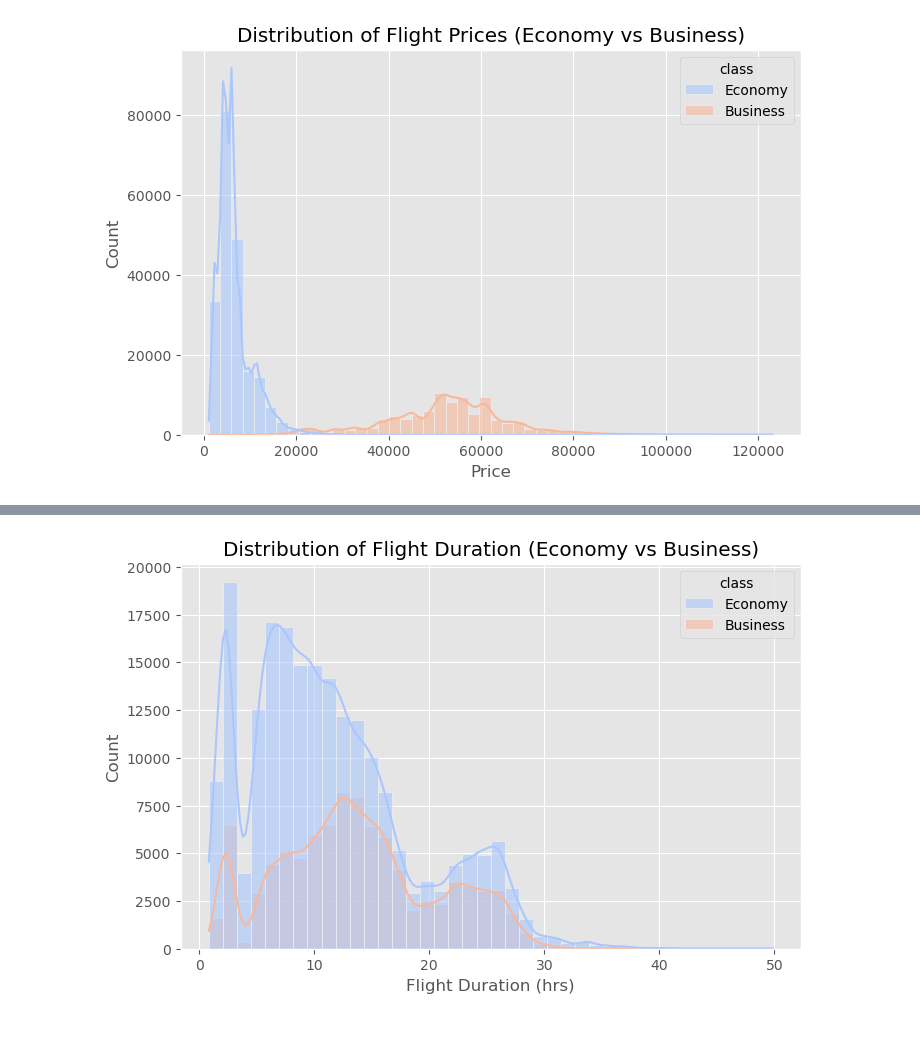
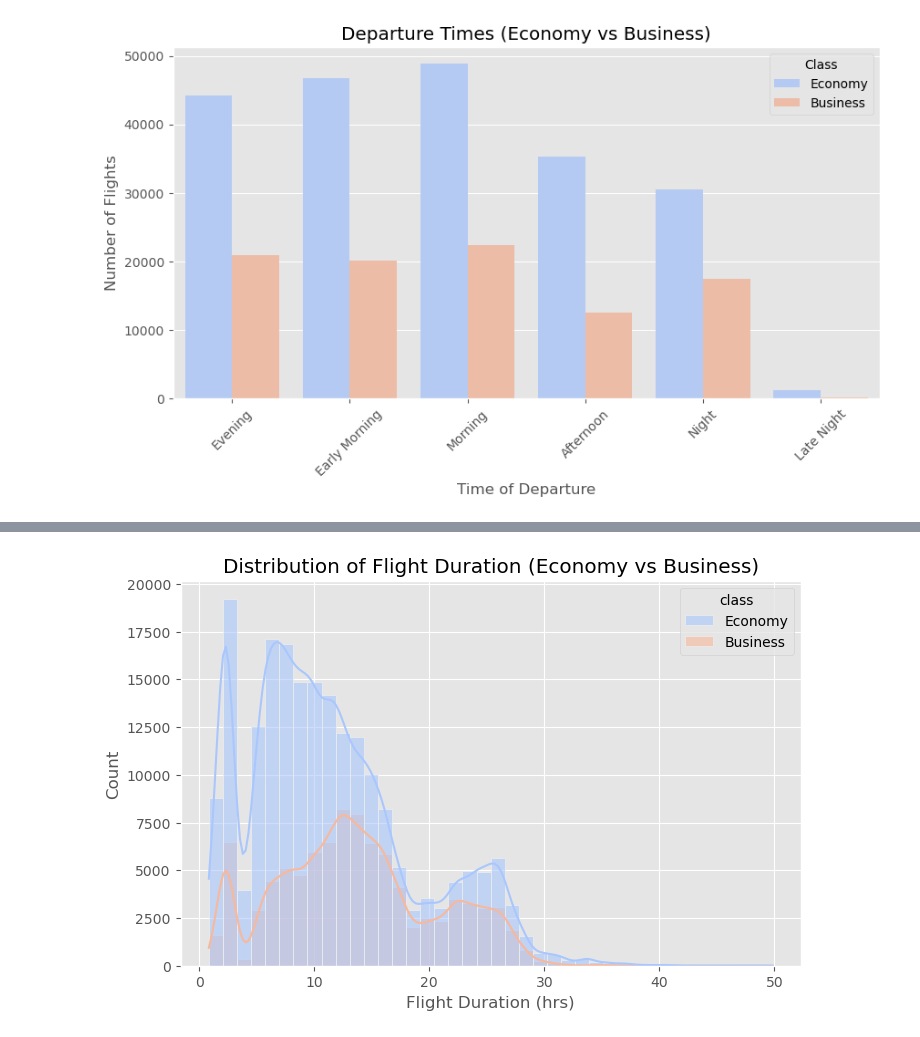
Before and after one commit to vatsal-afk/automobile-eda, a Jupyter notebook: notebooks/univariate_analysis.ipynb, the cells around one changed output, grey strips where cells are left out. Drawn from its saved outputs; the diff is of its cells as text; code cells hidden in the pictures.

```diff
--- a/notebooks/univariate_analysis.ipynb
+++ b/notebooks/univariate_analysis.ipynb
@@ -30,0 +11,22 @@ df
+# %%
+df = pd.read_csv("../data/flight_data.csv")
+
+df = df.drop(columns=['Unnamed: 0'])
+df['departure_time'] = df['departure_time'].replace({
+    "Early_Morning": "Early Morning",
+    "Late_Night": "Late Night"
+})
+df['arrival_time'] = df['departure_time'].replace({
+    "Early_Morning": "Early Morning",
+    "Late_Night": "Late Night"
+})
+df['airline'] = df['airline'].replace({
+    "GO_FIRST": "GO FIRST",
+})
+df['stops'] = df['stops'].replace({
+    "zero": "0",
+    "one": "1",
+    "two_or_more": ">2",
+})
+
+df
@@ -31,9 +110,13 @@ df
 # %%
-plt.figure(figsize=(8,5))
-sns.histplot(df, x="price", hue="class", kde=True, bins=50, palette="coolwarm", alpha=0.6)
-plt.xlabel("Price")
-plt.ylabel("Count")
-plt.title("Distribution of Flight Prices (Economy vs Business)")
+plt.figure(figsize=(10, 5))
+sns.countplot(data=df, x="departure_time", hue="class", palette="coolwarm")
+
+plt.xlabel("Time of Departure")
+plt.ylabel("Number of Flights")
+plt.title("Departure Times (Economy vs Business)")
+
+plt.xticks(rotation=45)
+plt.legend(title="Class")
 plt.show()
 # %% [output]
-[figure, old version]
+[figure, new version]
```
Also changed, not shown: parts of 8 cells of this notebook.
